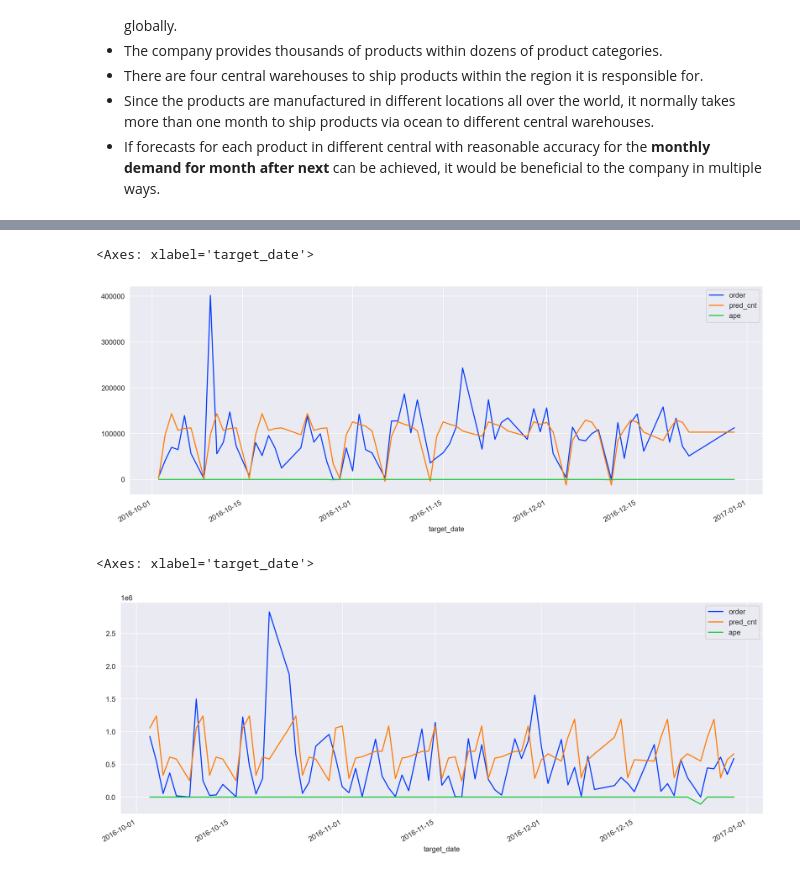
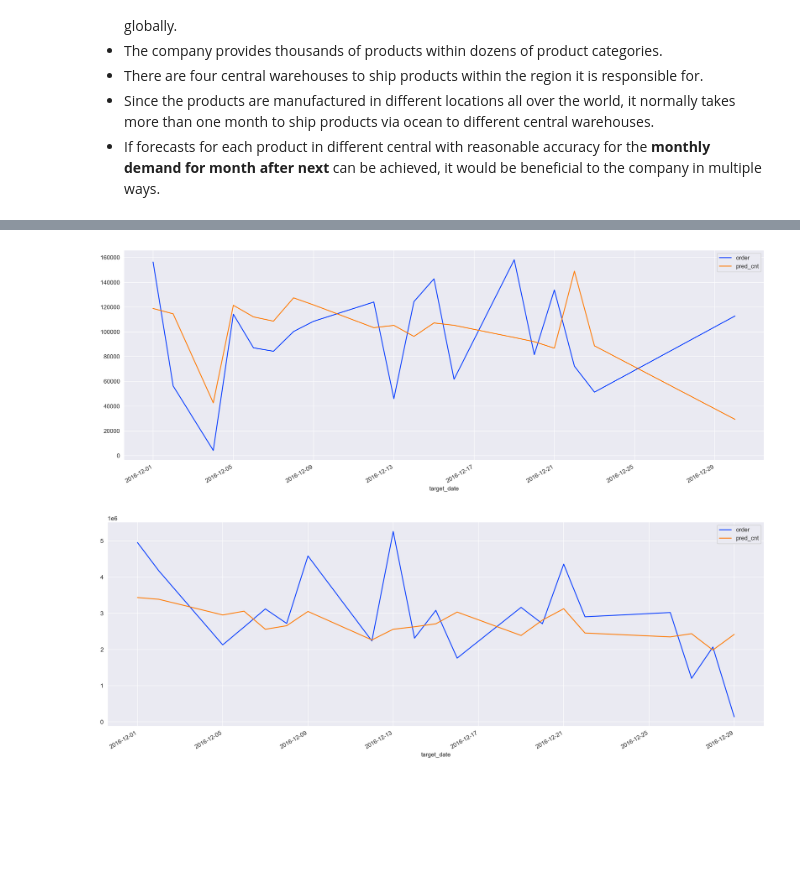
Before and after one commit to songhunhwa1/DS_demand_forecast, a Jupyter notebook: Forecast_Product_Demand/Modeling.ipynb, the cells around one changed output, grey strips where cells are left out. Saved outputs shown, nothing was run; the diff lists cells and outputs as text; code cells hidden in the pictures; blank space fills up the shorter version.

```diff
--- a/Forecast_Product_Demand/Modeling.ipynb
+++ b/Forecast_Product_Demand/Modeling.ipynb
@@ -373,10 +392,10 @@ shap.summary_plot(shap_values, X_pred)
 # %%
-pred_res.query("warehouse == 'Whse_A'").plot(figsize=(16,6))
+pred_res.query("warehouse == 'Whse_A'")[['order','pred_cnt']].plot(figsize=(16,6))
+plt.tight_layout()
 # %% [output]
-<Axes: xlabel='target_date'>
-[figure, old version]
+[figure, new version]
 # %%
-pred_res.query("warehouse == 'Whse_S'").plot(figsize=(16,6))
+pred_res.query("warehouse == 'Whse_J'")[['order','pred_cnt']].plot(figsize=(16,6))
+plt.tight_layout()
 # %% [output]
-<Axes: xlabel='target_date'>
-[figure, old version]
+[figure, new version]
```
Also changed, not shown: parts of 39 cells of this notebook, 1 other file.
